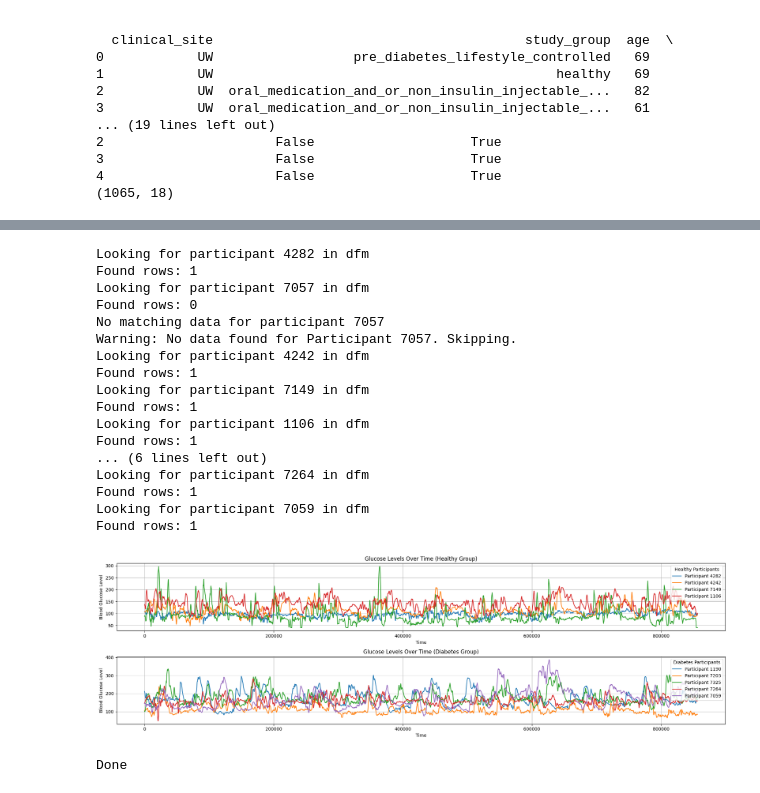
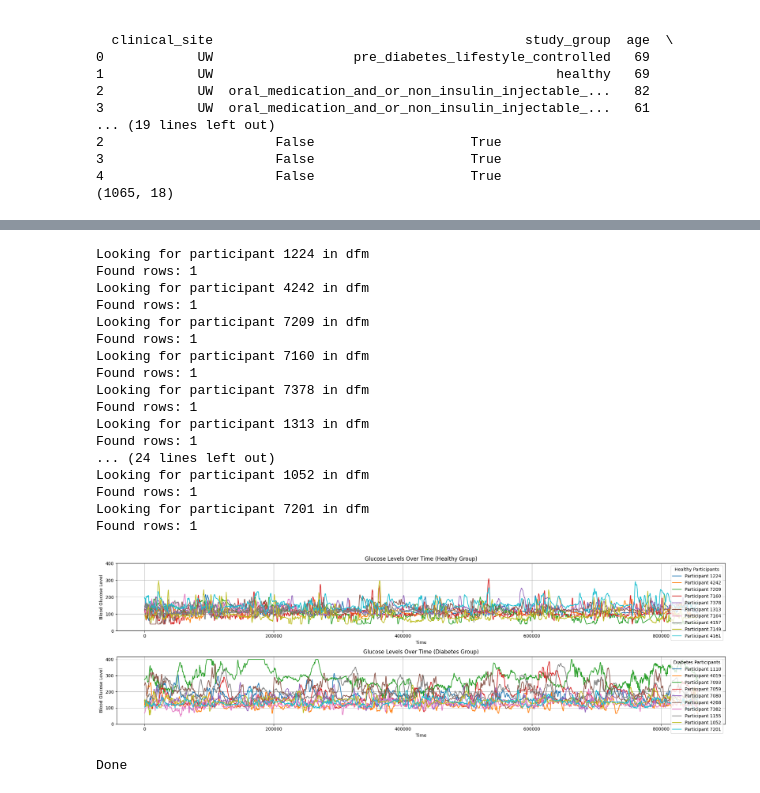
Before and after one commit to hbui138/RunningAndGlucoseTool, a Jupyter notebook: explore_cgm.ipynb, the cells around one changed output, grey strips where cells are left out. Drawn from its saved outputs; the diff is of its cells as text; code cells hidden in the pictures.

Commit message:
Added func for picking some samples from each group

```diff
--- a/explore_cgm.ipynb
+++ b/explore_cgm.ipynb
@@ -493,13 +613,40 @@ Name: count, dtype: int64
 # %%
-# Filter participants by age group (55-65) and same BMI
+# Filter participants by age group (55-65) and same BMI from 29.9 to 39.9
 filtered_data = merged_data[(merged_data['age_group'] == pd.Interval(55, 65, closed='right')) &
               (merged_data['bmi_group'] == pd.Interval(29.9, 39.9, closed='right'))]
 
-healthy_samples = filtered_data[filtered_data['study_group'].isin(healthy_group)].sample(5)  # Randomly select 5 participants where study_group is 'healthy'
-diabetes_sample = filtered_data[filtered_data['study_group'].isin(diabetes_group)].sample(5)  # Randomly select 5 participants where study_group is 'diabetes'
 
-healthy_samples.merge(dfm, on='participant_id')[['participant_id', 'average_glucose_level_mg_dl', 'glucose_sensor_sampling_duration_days', 'age', 'BMI']]
-diabetes_sample.merge(dfm, on='participant_id')[['participant_id', 'average_glucose_level_mg_dl', 'glucose_sensor_sampling_duration_days', 'age', 'BMI']]
+# Merge and drop rows where 'glucose_filepath' is missing
+filtered_data = (
+    filtered_data
+    .merge(dfm, on='participant_id', how='inner')  # Keep only matching IDs
+    .dropna(subset=['glucose_filepath'])  # Remove rows with missing filepaths
+)
+
+# Select relevant columns
+filtered_data = filtered_data[['glucose_filepath', 'participant_id', 'average_glucose_level_mg_dl',
+                               'glucose_sensor_sampling_duration_days', 'age', 'BMI', 'study_group']]
+
+# Replace study group names
+filtered_data.loc[filtered_data['study_group'].isin(healthy_group), 'study_group'] = 'healthy'
+filtered_data.loc[filtered_data['study_group'].isin(diabetes_group), 'study_group'] = 'diabetes'
+
+print(filtered_data.head())
+
+# Create a boxplot for glucose levels by study group
+sns.boxplot(x='study_group', y='average_glucose_level_mg_dl', data=filtered_data, palette={'healthy': 'green', 'diabetes': 'red'})
+
+# Title and labels
+plt.title('Boxplot of Average Glucose Levels by Study Group', fontsize=14)
+plt.xlabel('Study Group', fontsize=12)
+plt.ylabel('Average Glucose Level (mg/dL)', fontsize=12)
+plt.xticks(rotation=20)  # Rotate labels for better readability
+plt.grid(axis='y', linestyle='--', alpha=0.7)
+
+plt.show()
+
+healthy_samples = filtered_data[filtered_data['study_group'] == 'healthy'].sample(5)  # Randomly select 5 participants where study_group is 'healthy'
+diabetes_sample = filtered_data[filtered_data['study_group'] == 'diabetes'].sample(5)  # Randomly select 5 participants where study_group is 'diabetes'
 
 healthy_samples_id = healthy_samples['participant_id'].values
 diabetes_samples_id = diabetes_sample['participant_id'].values
@@ -557,6 +728,8 @@ def process_cgm_data(sample_id):
   return df
 # %%
 plt.figure(figsize=(20, 6))  # Create a single figure before the loop
+
+yticks = np.arange(0, 401, 100)
 
 # Plot for healthy group (first subplot)
 plt.subplot(2, 1, 1)  # (rows, cols, index) - First subplot
@@ -576,50 +749,52 @@ plt.xlabel("Time")
 plt.ylabel("Blood Glucose Level")
 plt.legend(title="Healthy Participants")
 plt.title("Glucose Levels Over Time (Healthy Group)")
+plt.yticks(yticks)
 plt.grid(True)
 
 # Plot for diabetes group (second subplot)
 plt.subplot(2, 1, 2)  # (rows, cols, index) - Second subplot
 for sample_id in diabetes_samples_id:  # Select the first 5 samples from the diabetes group
     df = process_cgm_data(sample_id)  # Process data for each patient
 
     if df is None:
         print(f"Warning: No data found for Participant {sample_id}. Skipping.")
         continue
 
     # Convert timestamps to relative time (minutes since first entry)
     df['relative_time'] = (df['transmitter_time_value'] - df['transmitter_time_value'].min())
 
     plt.plot(df['relative_time'], df['blood_glucose_value'], label=f'Participant {sample_id}')  # Plot on the same figure
 
 plt.xlabel("Time")
 plt.ylabel("Blood Glucose Level")
 plt.legend(title="Diabetes Participants")
 plt.title("Glucose Levels Over Time (Diabetes Group)")
+plt.yticks(yticks)
 plt.grid(True)
 
 # Show the combined figure with both subplots
 plt.tight_layout()  # Adjust spacing to avoid overlap
 plt.show()
 # %% [output]
-Looking for participant 4282 in dfm
+Looking for participant 1224 in dfm
 Found rows: 1
-Looking for participant 7057 in dfm
-Found rows: 0
-No matching data for participant 7057
-Warning: No data found for Participant 7057. Skipping.
 Looking for participant 4242 in dfm
 Found rows: 1
-Looking for participant 7149 in dfm
+Looking for participant 7209 in dfm
 Found rows: 1
-Looking for participant 1106 in dfm
+Looking for participant 7160 in dfm
 Found rows: 1
-... (6 lines left out)
-Looking for participant 7264 in dfm
+Looking for participant 7378 in dfm
 Found rows: 1
-Looking for participant 7059 in dfm
+Looking for participant 1313 in dfm
 Found rows: 1
+... (24 lines left out)
+Looking for participant 1052 in dfm
+Found rows: 1
+Looking for participant 7201 in dfm
+Found rows: 1
-[figure, old version]
+[figure, new version]
 # %%
 print('Done')
 # %% [output]
```
Also changed, not shown: parts of 6 cells of this notebook, 6 other files.
